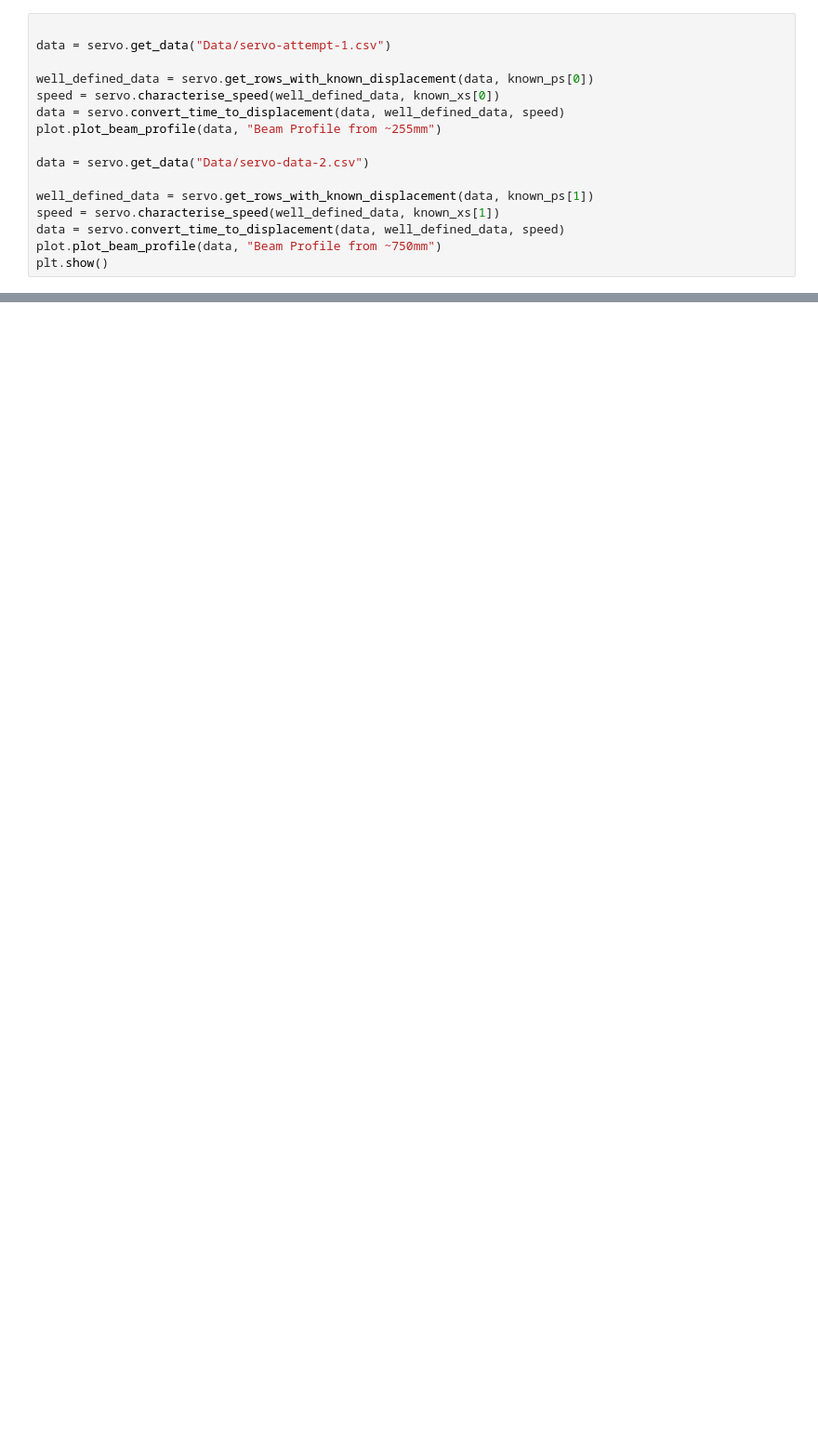
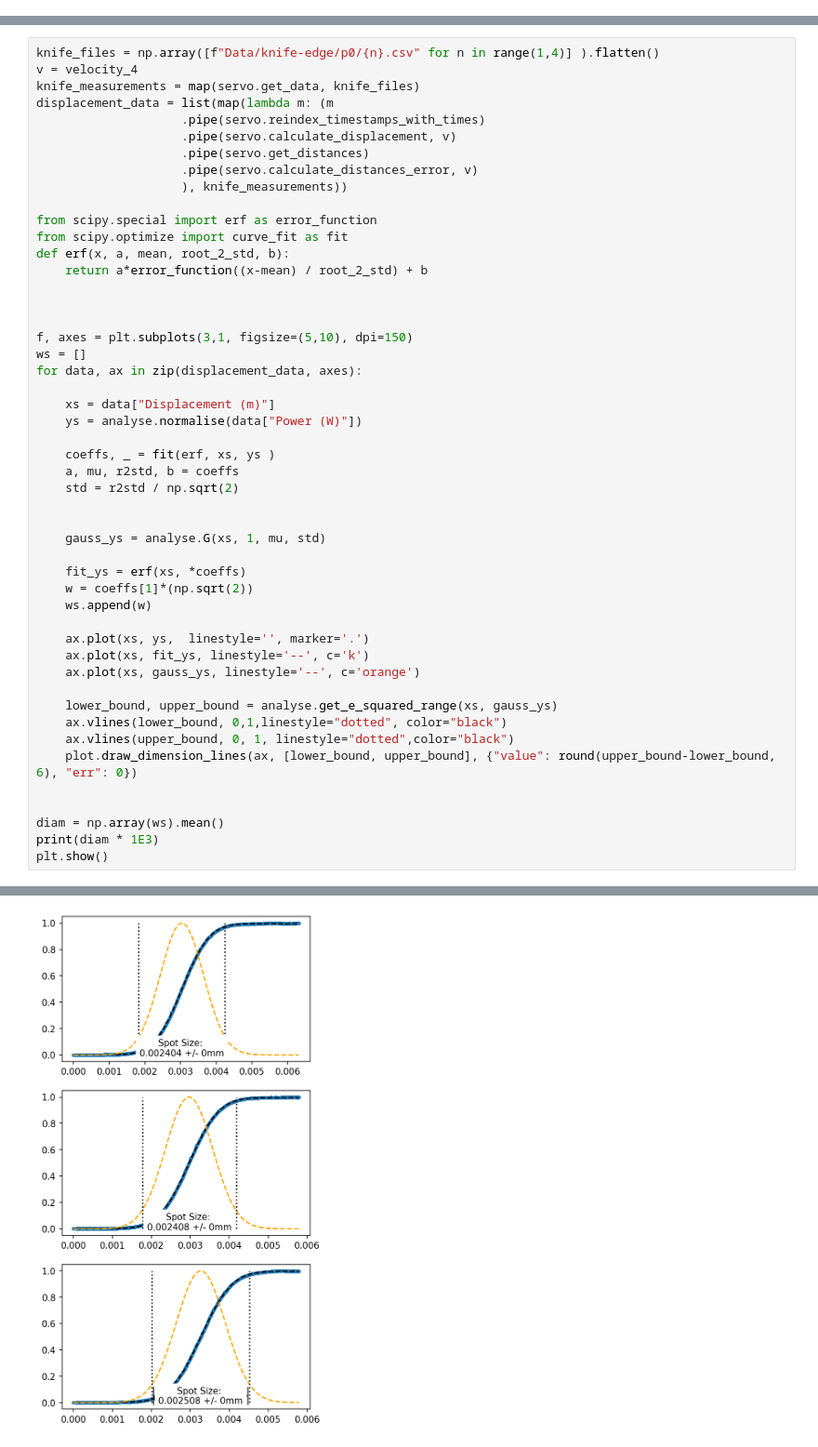
Before and after one commit to 0rmond/Beam-Profile, a Jupyter notebook: Servo-Assisted-Beam-Profile.ipynb, the cells around one changed output, grey strips where cells are left out. Shown at 93% size. Drawn from its saved outputs; the diff is of its cells as text; blank space fills up the shorter version.

```diff
--- a/Servo-Assisted-Beam-Profile.ipynb
+++ b/Servo-Assisted-Beam-Profile.ipynb
@@ -28,16 +60,0 @@ meas_data
-# %%
-
-data = servo.get_data("Data/servo-attempt-1.csv")
-
-well_defined_data = servo.get_rows_with_known_displacement(data, known_ps[0])
-speed = servo.characterise_speed(well_defined_data, known_xs[0])
-data = servo.convert_time_to_displacement(data, well_defined_data, speed)
-plot.plot_beam_profile(data, "Beam Profile from ~255mm")
-
-data = servo.get_data("Data/servo-data-2.csv")
-
-well_defined_data = servo.get_rows_with_known_displacement(data, known_ps[1])
-speed = servo.characterise_speed(well_defined_data, known_xs[1])
-data = servo.convert_time_to_displacement(data, well_defined_data, speed)
-plot.plot_beam_profile(data, "Beam Profile from ~750mm")
-plt.show()
@@ -54,0 +85,50 @@ w0 is: [0.0011578]
+# %%
+knife_files = np.array([f"Data/knife-edge/p0/{n}.csv" for n in range(1,4)] ).flatten()
+v = velocity_4
+knife_measurements = map(servo.get_data, knife_files)
+displacement_data = list(map(lambda m: (m
+                    .pipe(servo.reindex_timestamps_with_times)
+                    .pipe(servo.calculate_displacement, v)
+                    .pipe(servo.get_distances)
+                    .pipe(servo.calculate_distances_error, v)
+                    ), knife_measurements))
+
+from scipy.special import erf as error_function
+from scipy.optimize import curve_fit as fit
+def erf(x, a, mean, root_2_std, b):
+    return a*error_function((x-mean) / root_2_std) + b
+
+
+
+f, axes = plt.subplots(3,1, figsize=(5,10), dpi=150)
+ws = []
+for data, ax in zip(displacement_data, axes):
+
+    xs = data["Displacement (m)"]
+    ys = analyse.normalise(data["Power (W)"])
+
+    coeffs, _ = fit(erf, xs, ys )
+    a, mu, r2std, b = coeffs
+    std = r2std / np.sqrt(2)
+
+
+    gauss_ys = analyse.G(xs, 1, mu, std)
+
+    fit_ys = erf(xs, *coeffs)
+    w = coeffs[1]*(np.sqrt(2))
+    ws.append(w)
+
+    ax.plot(xs, ys,  linestyle='', marker='.')
+    ax.plot(xs, fit_ys, linestyle='--', c='k')
+    ax.plot(xs, gauss_ys, linestyle='--', c='orange')
+
+    lower_bound, upper_bound = analyse.get_e_squared_range(xs, gauss_ys)
+    ax.vlines(lower_bound, 0,1,linestyle="dotted", color="black")
+    ax.vlines(upper_bound, 0, 1, linestyle="dotted",color="black")
+    plot.draw_dimension_lines(ax, [lower_bound, upper_bound], {"value": round(upper_bound-lower_bound, 6), "err": 0})
+
+
+diam = np.array(ws).mean()
+print(diam * 1E3)
+plt.show()
+# %% [output]
@@ -54,0 +136 @@ w0 is: [0.0011578]
+[figure, added]
```
Also changed, not shown: parts of 6 cells of this notebook, 7 other files.
